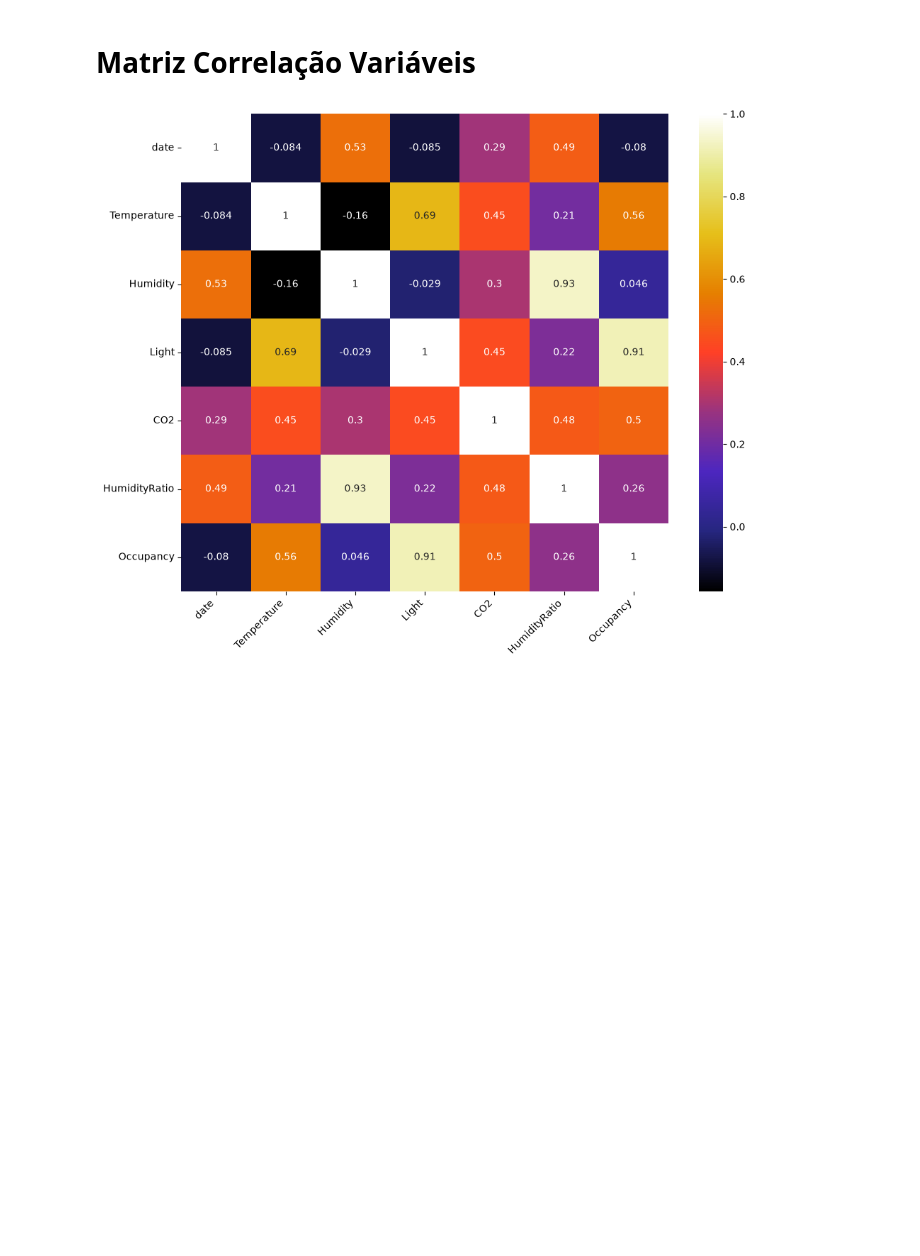
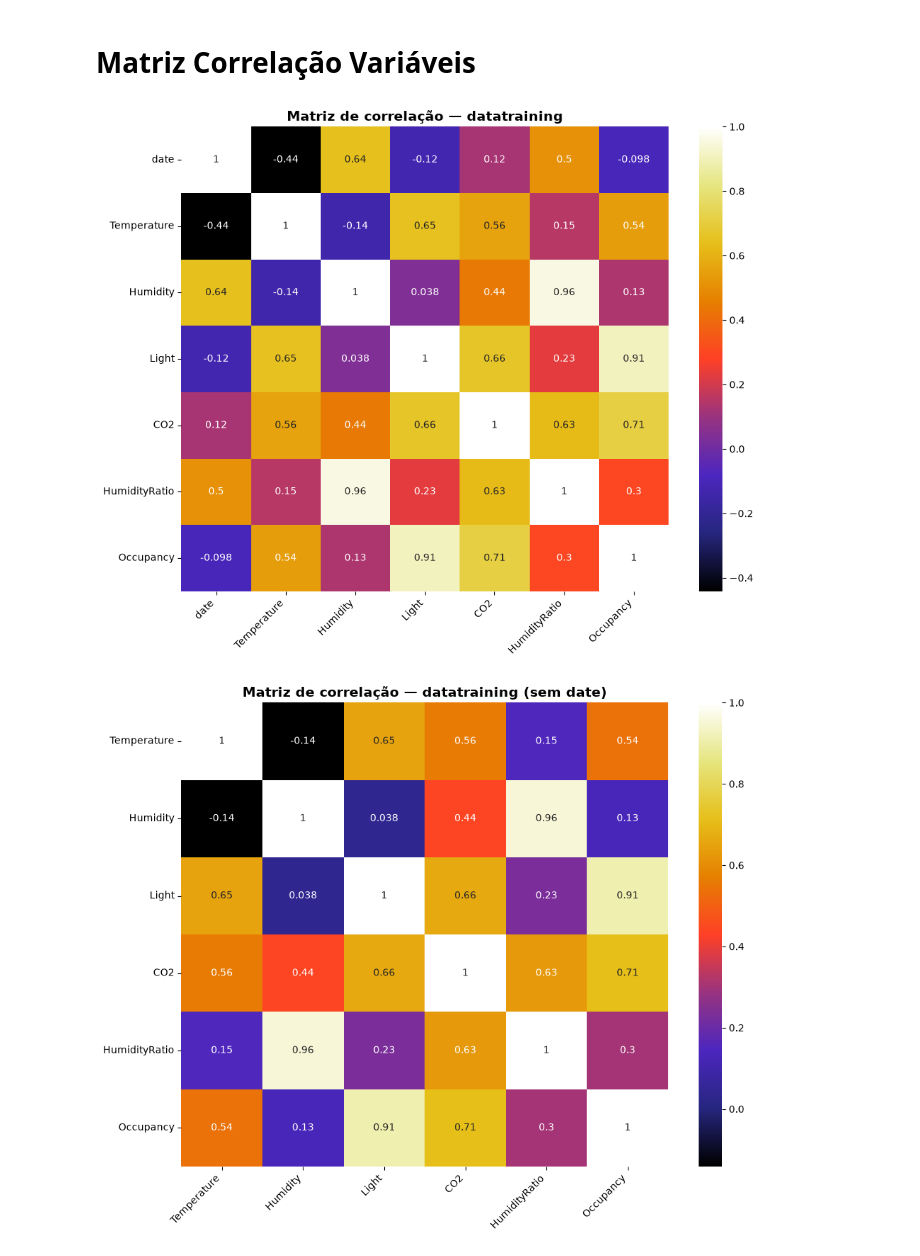
Before and after one commit to ScoredSleet/Analise-Base-Occupancy-Detection, a Jupyter notebook: eda.ipynb, the cells around one changed output. Saved outputs shown, nothing was run; the diff lists cells and outputs as text; code cells hidden in the pictures; blank space fills up the shorter version.

```diff
--- a/eda.ipynb
+++ b/eda.ipynb
@@ -136,13 +175,32 @@ for i in range(len(features_numericas)):
 # %% [markdown]
 # Matriz Correlação Variáveis
-# %%
-matriz = dataset_completo.corr()
 # %%
-plt.figure(figsize= (10, 8))
-sns.heatmap(matriz, cmap='CMRmap', annot=True)
-plt.xticks(rotation=45, ha='right')
-plt.yticks(rotation=0)
-plt.tight_layout()
-plt.show()
+def matriz_corr(df, nome=""):
+    matriz        = df.corr()
+    matriz_sem_date = df.drop(['date'], axis=1).corr()
+
+    plt.figure(figsize=(10, 8))
+    sns.heatmap(matriz, cmap='CMRmap', annot=True)
+    plt.title(f"Matriz de correlação — {nome}",
+              fontsize=14, fontweight="bold")
+    plt.xticks(rotation=45, ha='right')
+    plt.yticks(rotation=0)
+    plt.tight_layout()
+    plt.show()
+
+    plt.figure(figsize=(10, 8))
+    sns.heatmap(matriz_sem_date, cmap='CMRmap', annot=True)
+    plt.title(f"Matriz de correlação — {nome} (sem date)",
+              fontsize=14, fontweight="bold")
+    plt.xticks(rotation=45, ha='right')
+    plt.yticks(rotation=0)
+    plt.tight_layout()
+    plt.show()
-# %% [output]
-[figure, removed]
+# %%
+matriz_corr(datatraining, "datatraining")
+matriz_corr(datatest, "datatest")
+matriz_corr(datatest2, "datatest2")
+matriz_corr(dataset_completo, "dataset_completo")
+# %% [output]
+[figure, added]
+[figure, added]
```
Also changed, not shown: parts of 9 cells of this notebook, 2 other files.
